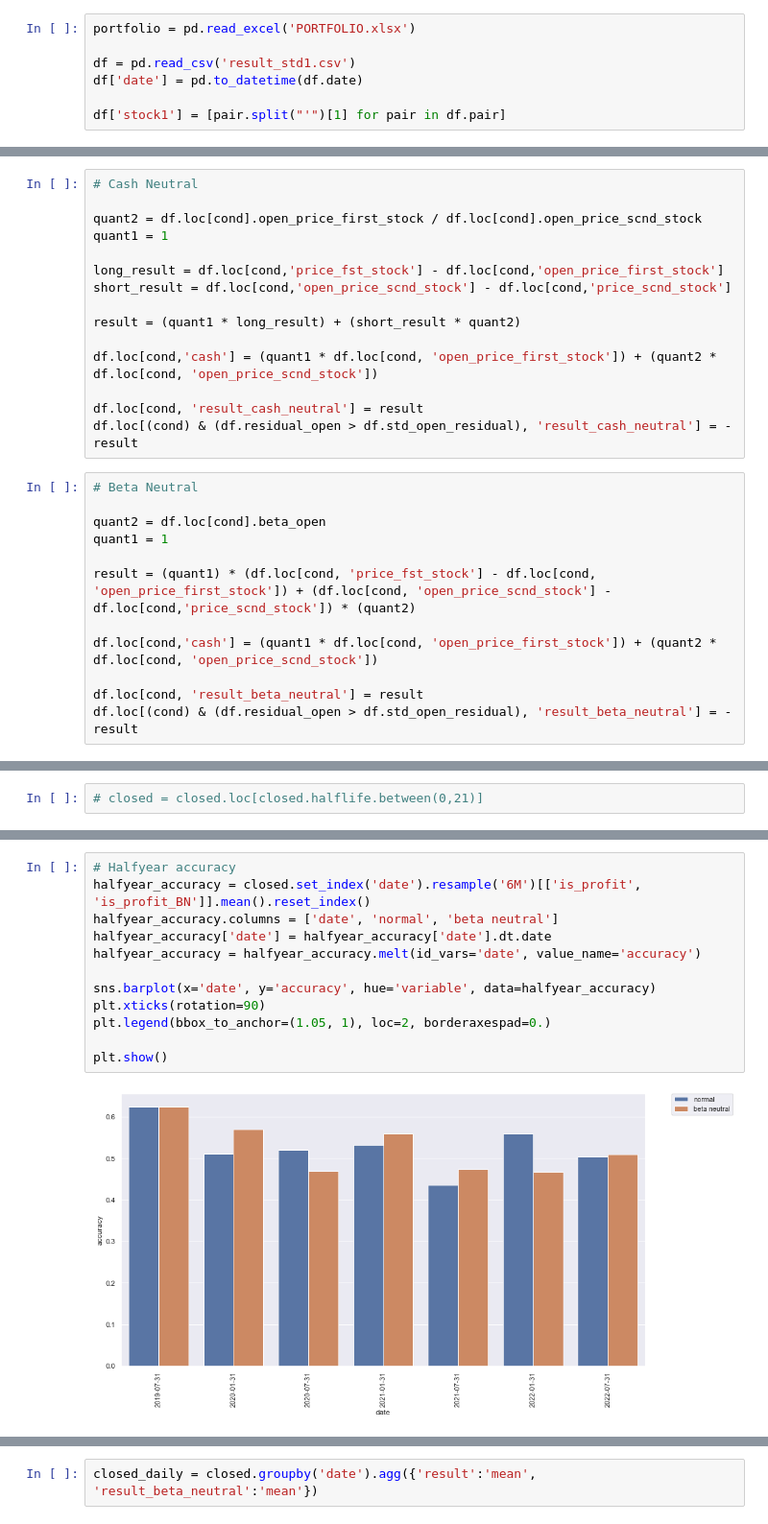
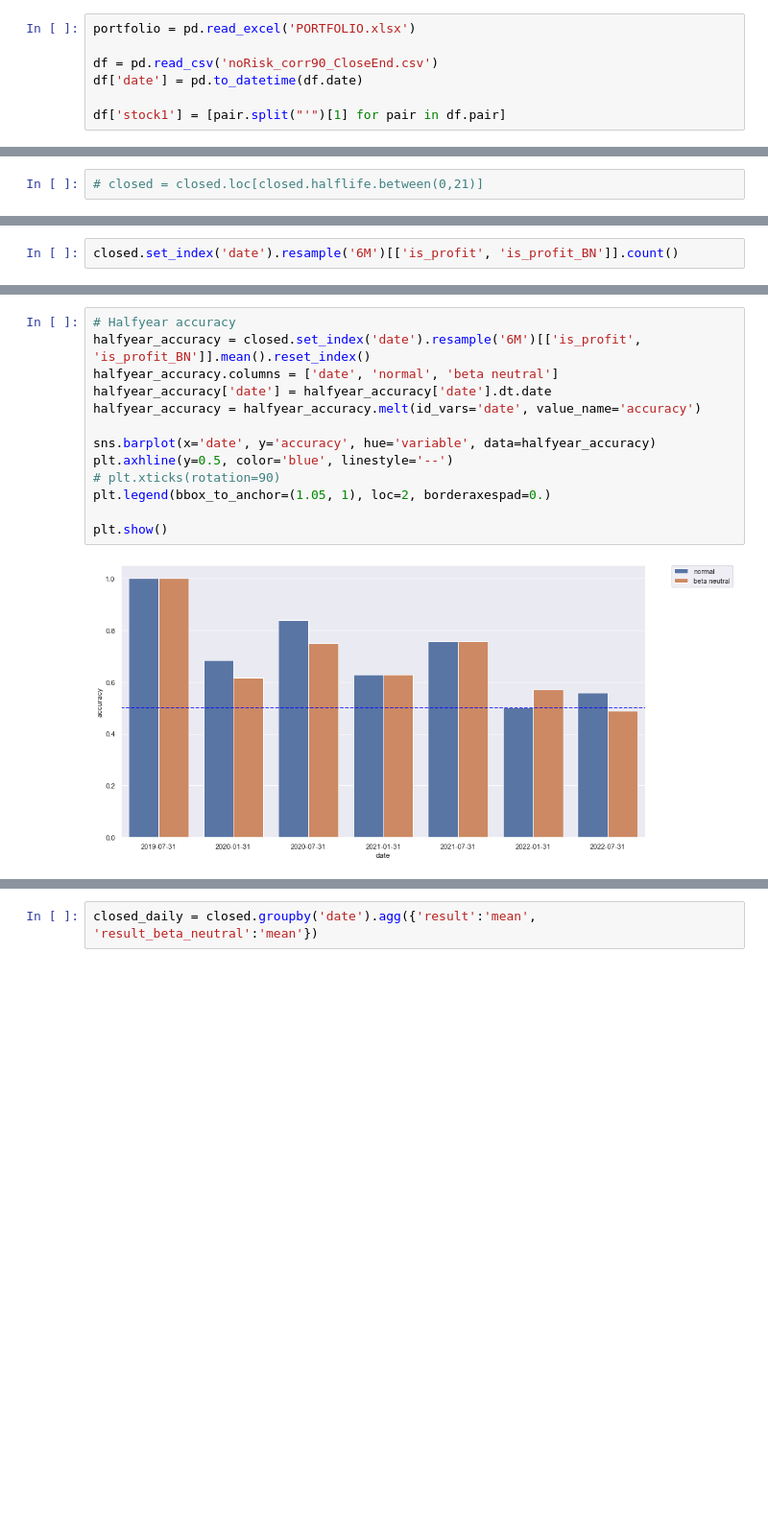
Before and after one commit to CorreaWillian/cointegration, a Jupyter notebook: EDA - Copia.ipynb, the cells around one changed output, grey strips where cells are left out. Shown: that part at 96% size. Drawn from its saved outputs; the diff is of its cells as text; blank space fills up the shorter version.

Commit message:
updates
Close  open trades in last day of each halfyear
Adds correlation
Change all summarization in EDA to Mean.

```diff
--- a/EDA - Copia.ipynb
+++ b/EDA - Copia.ipynb
@@ -12,7 +12,7 @@ sns.set(rc={'figure.figsize':(15,8)})
 # %%
 portfolio = pd.read_excel('PORTFOLIO.xlsx')
 
-df = pd.read_csv('result_std1.csv')
+df = pd.read_csv('noRisk_corr90_CloseEnd.csv')
 df['date'] = pd.to_datetime(df.date)
 
 df['stock1'] = [pair.split("'")[1] for pair in df.pair]
@@ -73,30 +57,3 @@ cond = (df.status.isin(['True', 'close']))
 # %%
 df.loc[cond, 'result'] = df.loc[cond].apply(lambda row: result_calculator(row), axis=1)
 df.loc[cond, 'result_beta_neutral'] = df.loc[cond].apply(lambda row: result_calculator(row, kind='BN'), axis=1)
-# %%
-# Cash Neutral
-
-quant2 = df.loc[cond].open_price_first_stock / df.loc[cond].open_price_scnd_stock
-quant1 = 1
-
-long_result = df.loc[cond,'price_fst_stock'] - df.loc[cond,'open_price_first_stock']
-short_result = df.loc[cond,'open_price_scnd_stock'] - df.loc[cond,'price_scnd_stock']
-
-result = (quant1 * long_result) + (short_result * quant2)
-
-df.loc[cond,'cash'] = (quant1 * df.loc[cond, 'open_price_first_stock']) + (quant2 * df.loc[cond, 'open_price_scnd_stock'])
-
-df.loc[cond, 'result_cash_neutral'] = result
-df.loc[(cond) & (df.residual_open > df.std_open_residual), 'result_cash_neutral'] = - result
-# %%
-# Beta Neutral
-
-quant2 = df.loc[cond].beta_open
-quant1 = 1
-
-result = (quant1) * (df.loc[cond, 'price_fst_stock'] - df.loc[cond, 'open_price_first_stock']) + (df.loc[cond, 'open_price_scnd_stock'] - df.loc[cond,'price_scnd_stock']) * (quant2)
-
-df.loc[cond,'cash'] = (quant1 * df.loc[cond, 'open_price_first_stock']) + (quant2 * df.loc[cond, 'open_price_scnd_stock'])
-
-df.loc[cond, 'result_beta_neutral'] = result
-df.loc[(cond) & (df.residual_open > df.std_open_residual), 'result_beta_neutral'] = - result
@@ -176,0 +177,2 @@ halfyear_accuracy
+# %%
+closed.set_index('date').resample('6M')[['is_profit', 'is_profit_BN']].count()
@@ -177,16 +189,17 @@ halfyear_accuracy
 # %%
 # Halfyear accuracy
 halfyear_accuracy = closed.set_index('date').resample('6M')[['is_profit', 'is_profit_BN']].mean().reset_index()
 halfyear_accuracy.columns = ['date', 'normal', 'beta neutral']
 halfyear_accuracy['date'] = halfyear_accuracy['date'].dt.date
 halfyear_accuracy = halfyear_accuracy.melt(id_vars='date', value_name='accuracy')
 
 sns.barplot(x='date', y='accuracy', hue='variable', data=halfyear_accuracy)
-plt.xticks(rotation=90)
+plt.axhline(y=0.5, color='blue', linestyle='--')
+# plt.xticks(rotation=90)
 plt.legend(bbox_to_anchor=(1.05, 1), loc=2, borderaxespad=0.)
 
 plt.show()
 # %% [output]
-[figure, old version]
+[figure, new version]
 # %%
 # Halfyear results
```
Also changed, not shown: parts of 37 cells of this notebook, 11 other files.
